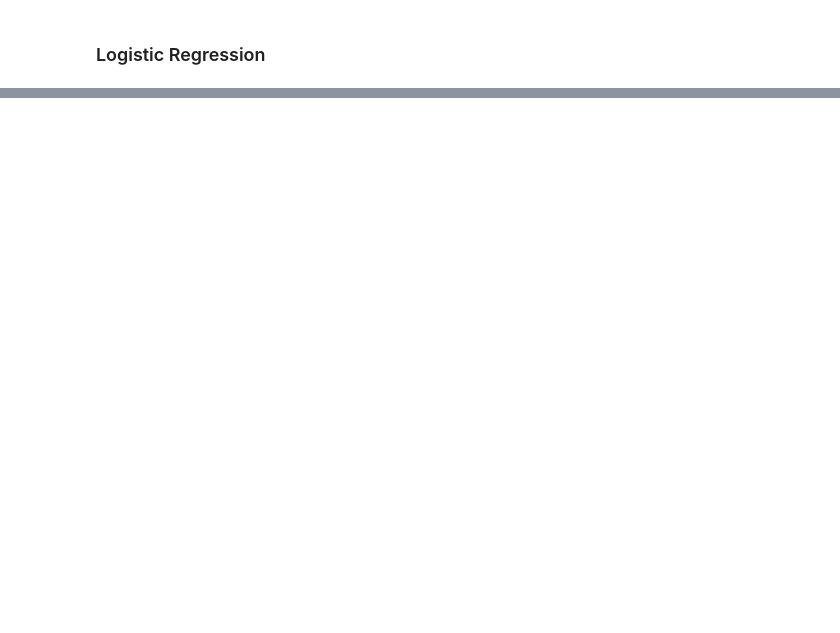
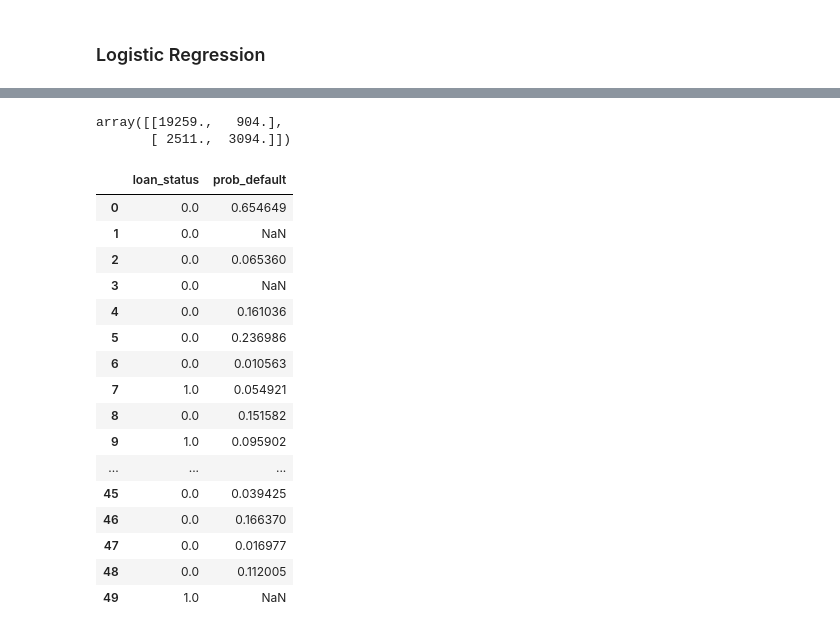
Before and after one commit to Shinan-tech/Credit_default, a Jupyter notebook: 06.12.2020_bene.ipynb, the cells around one changed output, grey strips where cells are left out. Saved outputs shown, nothing was run; the diff lists cells and outputs as text; code cells hidden in the pictures; blank space fills up the shorter version.

```diff
--- a/06.12.2020_bene.ipynb
+++ b/06.12.2020_bene.ipynb
@@ -556,0 +664,8 @@ test.to_csv('test.csv', index=False)
+# %%
+# predcition table for train data:
+results.pred_table()
+
+# explanation: amount of values along diagonal are predicted correctly ( around 86%)
+# %% [output]
+array([[19259.,   904.],
+       [ 2511.,  3094.]])
@@ -556,0 +674,25 @@ test.to_csv('test.csv', index=False)
+# %%
+y_new = df_test_cleaned['loan_status']
+x_new = df_test_cleaned[['person_income', "person_emp_length", "loan_int_rate", "loan_percent_income", "OWN", "RENT","EDUCATION", "MEDICAL", "PERSONAL","VENTURE","D", "E", "F", "G"]]
+x_new = sm.add_constant(x_new)
+predict_log2 = pd.DataFrame(results.predict(x_new), columns=['prob_default'])
+pred_df2 = pd.concat([y_new.reset_index(drop=True), predict_log2],axis=1)
+pred_df2.head(50)
+# %% [output]
+|  | loan_status | prob_default |
+| 0 | 0.0 | 0.654649 |
+| 1 | 0.0 | NaN |
+| 2 | 0.0 | 0.065360 |
+| 3 | 0.0 | NaN |
+| 4 | 0.0 | 0.161036 |
+| 5 | 0.0 | 0.236986 |
+| 6 | 0.0 | 0.010563 |
+| 7 | 1.0 | 0.054921 |
+| 8 | 0.0 | 0.151582 |
+| 9 | 1.0 | 0.095902 |
+| ... | ... | ... |
+| 45 | 0.0 | 0.039425 |
+| 46 | 0.0 | 0.166370 |
+| 47 | 0.0 | 0.016977 |
+| 48 | 0.0 | 0.112005 |
+| 49 | 1.0 | NaN |
```
Also changed, not shown: parts of 13 cells of this notebook.
